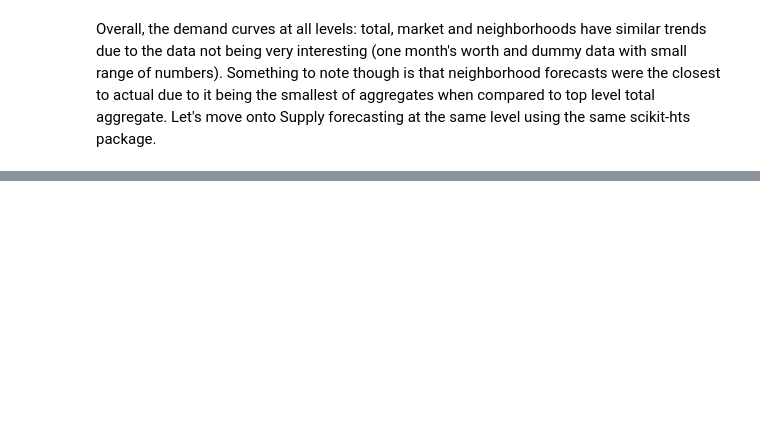
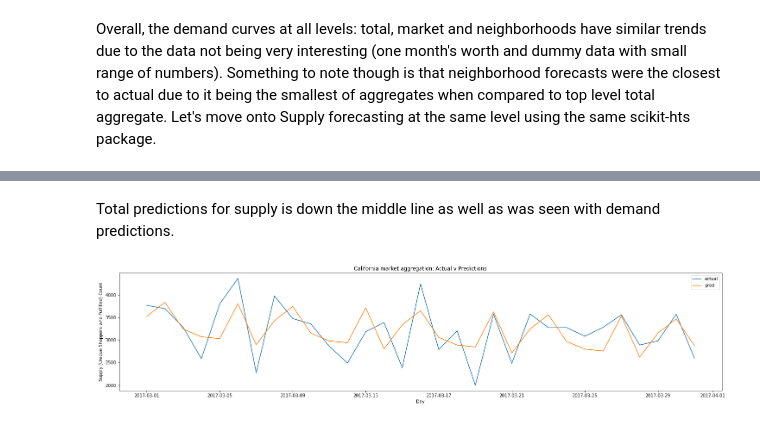
Before and after one commit to mindyng/Take-Homes, a Jupyter notebook: shipt-hierarchical-time-series-demand-forecasting.ipynb, the cells around one changed output, grey strips where cells are left out. Drawn from its saved outputs; the diff is of its cells as text; code cells hidden in the pictures; blank space fills up the shorter version.

```diff
--- a/shipt-hierarchical-time-series-demand-forecasting.ipynb
+++ b/shipt-hierarchical-time-series-demand-forecasting.ipynb
@@ -840,0 +1031,26 @@ Overall, the demand curves at all levels: total, market and neighborhoods have s
+# %% [markdown]
+Total predictions for supply is down the middle line as well as was seen with demand predictions.
+# %%
+%matplotlib inline
+
+x = df3['time']
+y = df3['California']
+z = preds3['California']
+
+
+fig, ax = plt.subplots(figsize=(25, 5))
+
+
+ax.plot(x,y)
+ax.plot(x,z)
+
+
+ax.set_title('California market aggregation: Actual v Predictions')
+ax.legend(['actual','pred'])
+ax.xaxis.set_label_text('Day')
+ax.yaxis.set_label_text('Supply (Unique Shoppers who Fulfilled) Count')
+
+
+plt.show()
+# %% [output]
+[figure, added]
```
Also changed, not shown: parts of 30 cells of this notebook.
